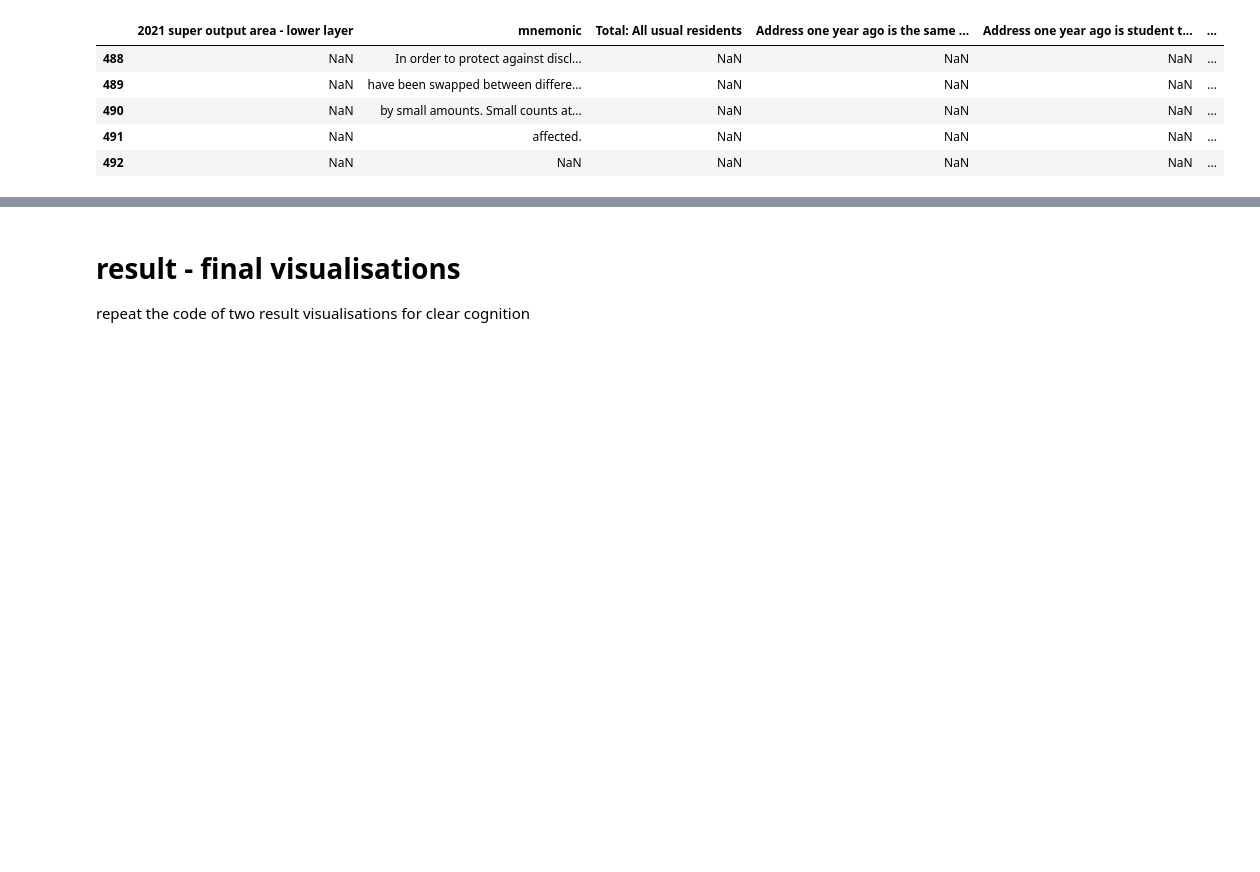
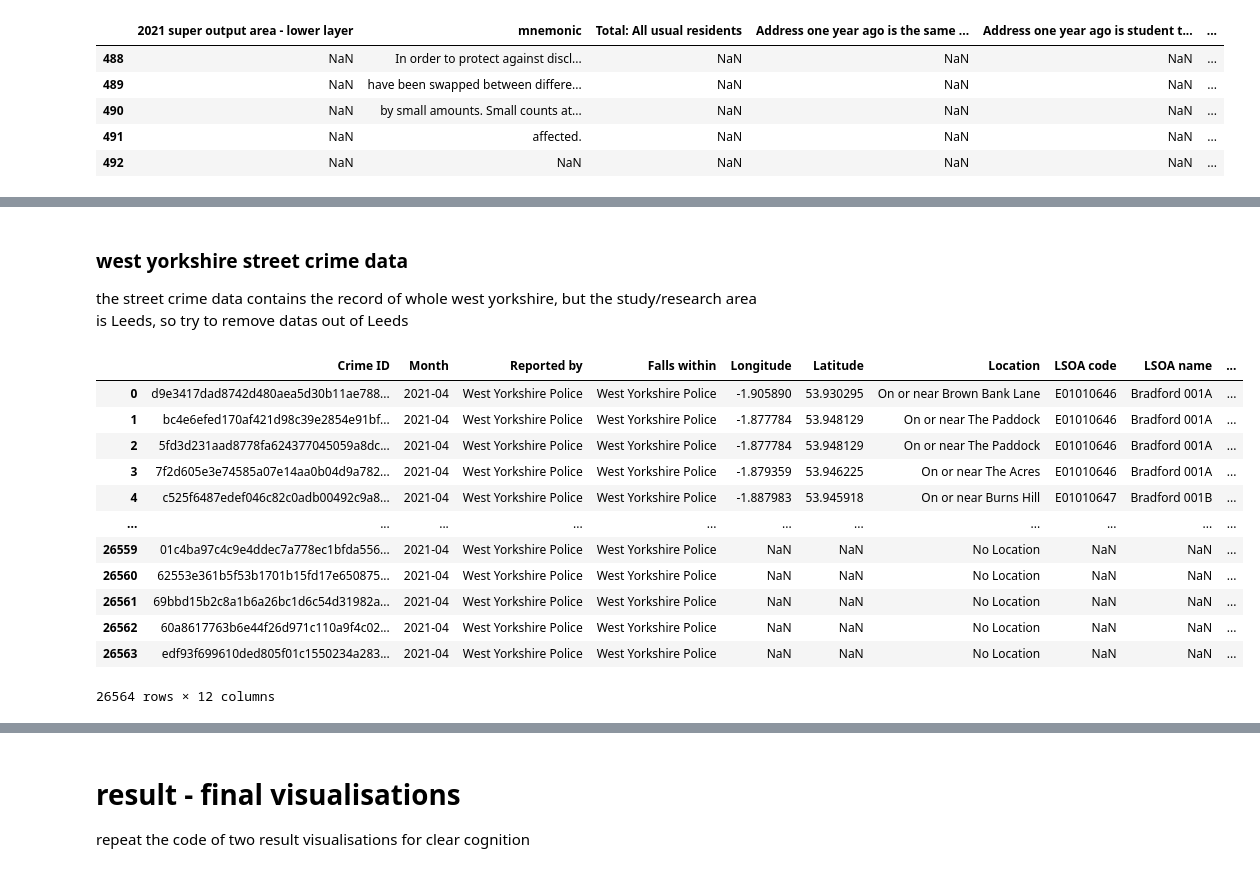
Before and after one commit to gy23cx/GEOG5990Assignment_Final_Project, a Jupyter notebook: GEOG5990M_final_project.ipynb, the cells around one changed output, grey strips where cells are left out. Saved outputs shown, nothing was run; the diff lists cells and outputs as text; code cells hidden in the pictures; blank space fills up the shorter version.

```diff
--- a/GEOG5990M_final_project.ipynb
+++ b/GEOG5990M_final_project.ipynb
@@ -49,13 +78,12 @@ Migrant_Indicator_rightread = pandas.read_csv('Datas/csnsus2021_TS019 - Migrant
 ## Crime data of 2021.4 to 2021.12 of West Yorkshire street
 #the zip file has a very long file name made by source, which may cause problem with windows file explorer, so rename it
 os.rename('Datas/c3b4b2b813b856dd673e42b11b7438cbdd90a5db.zip','Datas/crimeLeeds202104to12.zip')
-
-#.csv file of each month is in 1 layer of folders in zip file, make a loop to read them, this step can be skiped by manually copy them out from individual folders
-CrimeWestyorkshire2021_List = [None]*9 #create a list to store dataframes
-CrimeWestyorkshire2021_zip = zipfile.ZipFile('Datas/crimeLeeds202104to12.zip')
-#the folder structure is zipfile/2021-xx/2021-xx-west-yorkshire-street.csv
-for readnum in [0,8]:# due to the uk police data website's limitation, only 9 months' rather than 12 months' data are accessable
-    if readnum < 6 : pathInCrimeZip = "2021-0"+str(readnum+4)+"/2021-0"+str(readnum+4)+"-west-yorkshire-street.csv"
-    else : pathInCrimeZip = "2021-"+str(readnum+4)+"/2021-"+str(readnum+4)+"-west-yorkshire-street.csv"
-    CrimeWestyorkshire2021_List[readnum] = pandas.read_csv(CrimeWestyorkshire2021_zip.open(pathInCrimeZip))
-CrimeWestyorkshire2021_zip.close()
+# %%
+#.csv file of each month is in 1 layer of folders in zip file, make a loop to read them, this step can be skiped by manually copy them out from individual folders
+CrimeWestyorkshire2021_List = [None]*9 #create a list to store dataframes
+CrimeWestyorkshire2021_zip = zipfile.ZipFile('Datas/crimeLeeds202104to12.zip')
+#the folder structure is zipfile/2021-xx/2021-xx-west-yorkshire-street.csv
+for readnum in range(9):# due to the uk police data website's limitation, only 9 months' rather than 12 months' data are accessable
+    if readnum < 6 : pathInCrimeZip = "2021-0"+str(readnum+4)+"/2021-0"+str(readnum+4)+"-west-yorkshire-street.csv"
+    else : pathInCrimeZip = "2021-"+str(readnum+4)+"/2021-"+str(readnum+4)+"-west-yorkshire-street.csv"
+    CrimeWestyorkshire2021_List[readnum] = pandas.read_csv(CrimeWestyorkshire2021_zip.open(pathInCrimeZip))
@@ -77,0 +151,20 @@ Migrant_Indicator_rightread.tail()
+# %% [markdown]
+### west yorkshire street crime data
+the street crime data contains the record of whole west yorkshire, but the study/research area is Leeds, so try to remove datas out of Leeds
+# %%
+# check the actually data in each conlums by show the first form as an example
+CrimeWestyorkshire2021_List[0]
+# %% [output]
+|  | Crime ID | Month | Reported by | Falls within | Longitude | Latitude | Location | LSOA code | LSOA name | ... |
+| 0 | d9e3417dad8742d480aea5d30b11ae788... | 2021-04 | West Yorkshire Police | West Yorkshire Police | -1.905890 | 53.930295 | On or near Brown Bank Lane | E01010646 | Bradford 001A | ... |
+| 1 | bc4e6efed170af421d98c39e2854e91bf... | 2021-04 | West Yorkshire Police | West Yorkshire Police | -1.877784 | 53.948129 | On or near The Paddock | E01010646 | Bradford 001A | ... |
+| 2 | 5fd3d231aad8778fa624377045059a8dc... | 2021-04 | West Yorkshire Police | West Yorkshire Police | -1.877784 | 53.948129 | On or near The Paddock | E01010646 | Bradford 001A | ... |
+| 3 | 7f2d605e3e74585a07e14aa0b04d9a782... | 2021-04 | West Yorkshire Police | West Yorkshire Police | -1.879359 | 53.946225 | On or near The Acres | E01010646 | Bradford 001A | ... |
+| 4 | c525f6487edef046c82c0adb00492c9a8... | 2021-04 | West Yorkshire Police | West Yorkshire Police | -1.887983 | 53.945918 | On or near Burns Hill | E01010647 | Bradford 001B | ... |
+| ... | ... | ... | ... | ... | ... | ... | ... | ... | ... | ... |
+| 26559 | 01c4ba97c4c9e4ddec7a778ec1bfda556... | 2021-04 | West Yorkshire Police | West Yorkshire Police | NaN | NaN | No Location | NaN | NaN | ... |
+| 26560 | 62553e361b5f53b1701b15fd17e650875... | 2021-04 | West Yorkshire Police | West Yorkshire Police | NaN | NaN | No Location | NaN | NaN | ... |
+| 26561 | 69bbd15b2c8a1b6a26bc1d6c54d31982a... | 2021-04 | West Yorkshire Police | West Yorkshire Police | NaN | NaN | No Location | NaN | NaN | ... |
+| 26562 | 60a8617763b6e44f26d971c110a9f4c02... | 2021-04 | West Yorkshire Police | West Yorkshire Police | NaN | NaN | No Location | NaN | NaN | ... |
+| 26563 | edf93f699610ded805f01c1550234a283... | 2021-04 | West Yorkshire Police | West Yorkshire Police | NaN | NaN | No Location | NaN | NaN | ... |
+26564 rows × 12 columns
```
Also changed, not shown: parts of 23 cells of this notebook.
